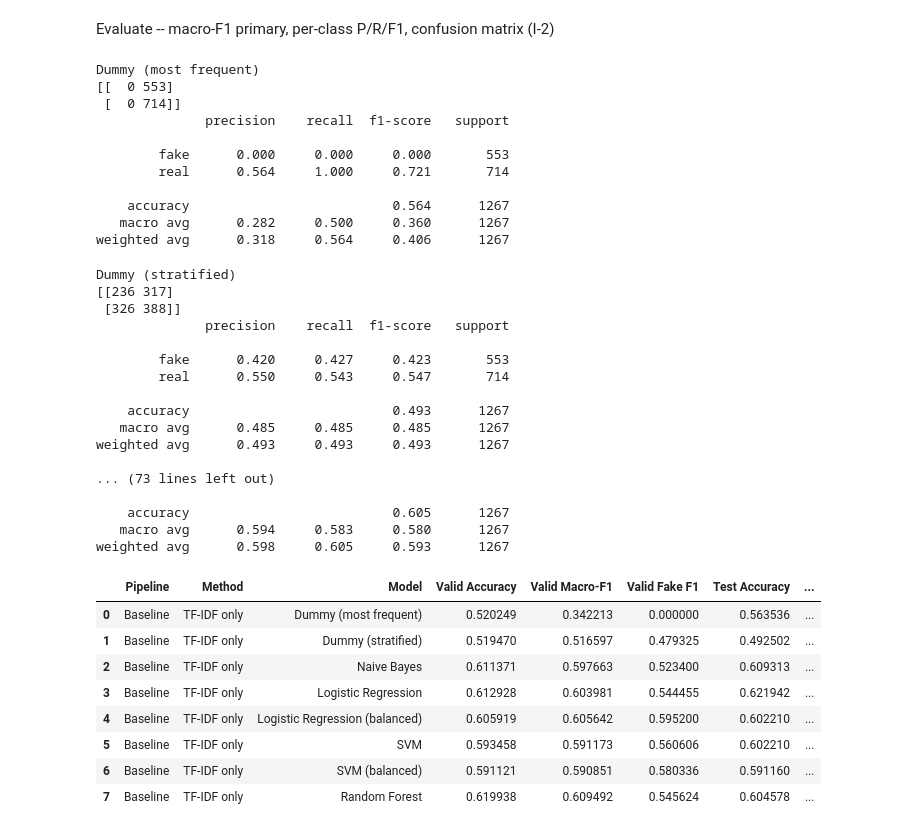
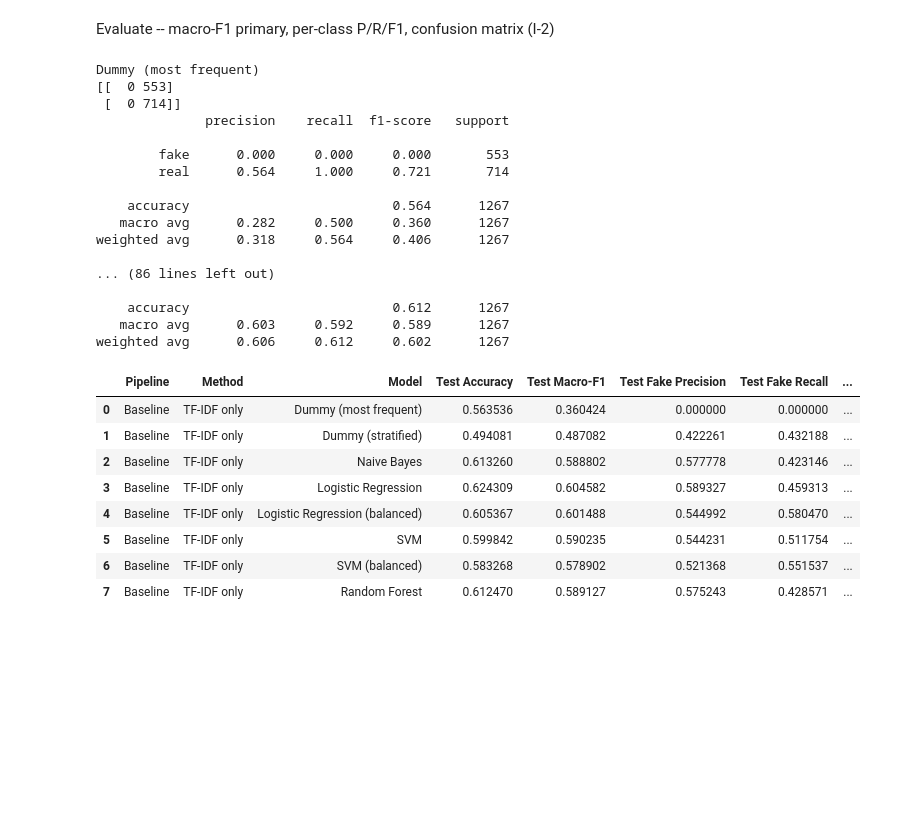
Before and after one commit to Ravindu-Pathirana/Fake-News-Detection, a Jupyter notebook: Updated Improvements/baseline_pipeline_v2.ipynb, the cells around one changed output. Drawn from its saved outputs; the diff is of its cells as text; code cells hidden in the pictures; blank space fills up the shorter version.

```diff
--- a/Updated Improvements/baseline_pipeline_v2.ipynb
+++ b/Updated Improvements/baseline_pipeline_v2.ipynb
@@ -23,11 +32,15 @@ from liar_utils import RANDOM_STATE, evaluate_full, load_and_label, print_report
 Load data with the corrected label mapping
 # %%
 train_df = load_and_label("train.csv")
+valid_df = load_and_label("valid.csv")
 test_df = load_and_label("test.csv")
-valid_df = load_and_label("valid.csv")
 
-balance = train_df["Label"].value_counts(normalize=True).rename({0: "fake", 1: "real"})
-print("Train class balance:\n", balance)
+# Merge train+valid into one fitting pool (see the 2026-08-24 note above); test
+# stays untouched and is the only held-out split reported below.
+train_full = pd.concat([train_df, valid_df], ignore_index=True)
+
+balance = train_full["Label"].value_counts(normalize=True).rename({0: "fake", 1: "real"})
+print("Train(+valid) class balance:\n", balance)
 fake_share = balance["fake"]
 assert 0.35 < fake_share < 0.5, "Fake-class share outside the expected ~44% range -- check label mapping"
 # %% [output]
@@ -50,25 +63,21 @@ def preprocess_text(text):
     return " ".join(tokens)
 
 
-train_df["clean_text"] = train_df["Statement"].apply(preprocess_text)
+train_full["clean_text"] = train_full["Statement"].apply(preprocess_text)
 test_df["clean_text"] = test_df["Statement"].apply(preprocess_text)
-valid_df["clean_text"] = valid_df["Statement"].apply(preprocess_text)
 # %% [markdown]
 TF-IDF feature extraction
 # %%
-X_train = train_df["clean_text"]
+X_train = train_full["clean_text"]
 X_test = test_df["clean_text"]
-X_valid = valid_df["clean_text"]
 
-y_train = train_df["Label"]
+y_train = train_full["Label"]
 y_test = test_df["Label"]
-y_valid = valid_df["Label"]
 
 vectorizer = TfidfVectorizer(max_features=5000, ngram_range=(1, 2))
 
 X_train_tfidf = vectorizer.fit_transform(X_train)
 X_test_tfidf = vectorizer.transform(X_test)
-X_valid_tfidf = vectorizer.transform(X_valid)
 # %% [markdown]
 Dummy baselines (I-5) -- the bar every real model must clear
 # %%
@@ -106,68 +115,52 @@ Evaluate -- macro-F1 primary, per-class P/R/F1, confusion matrix (I-2)
 rows = []
 for name, model in models.items():
     y_test_pred = model.predict(X_test_tfidf)
-    y_valid_pred = model.predict(X_valid_tfidf)
     print_report(name, y_test, y_test_pred)
 
     test_metrics = evaluate_full(y_test, y_test_pred)
-    valid_metrics = evaluate_full(y_valid, y_valid_pred)
     rows.append(
         {
             "Pipeline": "Baseline",
             "Method": "TF-IDF only",
             "Model": name,
-            "Valid Accuracy": valid_metrics["accuracy"],
-            "Valid Macro-F1": valid_metrics["macro_f1"],
-            "Valid Fake F1": valid_metrics["fake_f1"],
             "Test Accuracy": test_metrics["accuracy"],
             "Test Macro-F1": test_metrics["macro_f1"],
             "Test Fake Precision": test_metrics["fake_precision"],
             "Test Fake Recall": test_metrics["fake_recall"],
             "Test Fake F1": test_metrics["fake_f1"],
             "Test Real F1": test_metrics["real_f1"],
             "Test Confusion Matrix": test_metrics["confusion_matrix"],
         }
     )
 
 baseline_results = pd.DataFrame(rows)
 baseline_results
 # %% [output]
 Dummy (most frequent)
 [[  0 553]
  [  0 714]]
               precision    recall  f1-score   support
 
         fake      0.000     0.000     0.000       553
         real      0.564     1.000     0.721       714
 
     accuracy                          0.564      1267
    macro avg      0.282     0.500     0.360      1267
 weighted avg      0.318     0.564     0.406      1267
+
+... (86 lines left out)
+
+    accuracy                          0.612      1267
+   macro avg      0.603     0.592     0.589      1267
+weighted avg      0.606     0.612     0.602      1267
-Dummy (stratified)
-[[236 317]
- [326 388]]
-              precision    recall  f1-score   support
-
-        fake      0.420     0.427     0.423       553
-        real      0.550     0.543     0.547       714
-
-    accuracy                          0.493      1267
-   macro avg      0.485     0.485     0.485      1267
-weighted avg      0.493     0.493     0.493      1267
-
-... (73 lines left out)
-
-    accuracy                          0.605      1267
-   macro avg      0.594     0.583     0.580      1267
-weighted avg      0.598     0.605     0.593      1267
-|  | Pipeline | Method | Model | Valid Accuracy | Valid Macro-F1 | Valid Fake F1 | Test Accuracy | ... |
-| 0 | Baseline | TF-IDF only | Dummy (most frequent) | 0.520249 | 0.342213 | 0.000000 | 0.563536 | ... |
-| 1 | Baseline | TF-IDF only | Dummy (stratified) | 0.519470 | 0.516597 | 0.479325 | 0.492502 | ... |
-| 2 | Baseline | TF-IDF only | Naive Bayes | 0.611371 | 0.597663 | 0.523400 | 0.609313 | ... |
-| 3 | Baseline | TF-IDF only | Logistic Regression | 0.612928 | 0.603981 | 0.544455 | 0.621942 | ... |
-| 4 | Baseline | TF-IDF only | Logistic Regression (balanced) | 0.605919 | 0.605642 | 0.595200 | 0.602210 | ... |
-| 5 | Baseline | TF-IDF only | SVM | 0.593458 | 0.591173 | 0.560606 | 0.602210 | ... |
-| 6 | Baseline | TF-IDF only | SVM (balanced) | 0.591121 | 0.590851 | 0.580336 | 0.591160 | ... |
-| 7 | Baseline | TF-IDF only | Random Forest | 0.619938 | 0.609492 | 0.545624 | 0.604578 | ... |
+|  | Pipeline | Method | Model | Test Accuracy | Test Macro-F1 | Test Fake Precision | Test Fake Recall | ... |
+| 0 | Baseline | TF-IDF only | Dummy (most frequent) | 0.563536 | 0.360424 | 0.000000 | 0.000000 | ... |
+| 1 | Baseline | TF-IDF only | Dummy (stratified) | 0.494081 | 0.487082 | 0.422261 | 0.432188 | ... |
+| 2 | Baseline | TF-IDF only | Naive Bayes | 0.613260 | 0.588802 | 0.577778 | 0.423146 | ... |
+| 3 | Baseline | TF-IDF only | Logistic Regression | 0.624309 | 0.604582 | 0.589327 | 0.459313 | ... |
+| 4 | Baseline | TF-IDF only | Logistic Regression (balanced) | 0.605367 | 0.601488 | 0.544992 | 0.580470 | ... |
+| 5 | Baseline | TF-IDF only | SVM | 0.599842 | 0.590235 | 0.544231 | 0.511754 | ... |
+| 6 | Baseline | TF-IDF only | SVM (balanced) | 0.583268 | 0.578902 | 0.521368 | 0.551537 | ... |
+| 7 | Baseline | TF-IDF only | Random Forest | 0.612470 | 0.589127 | 0.575243 | 0.428571 | ... |
 # %%
 baseline_results.to_csv("baseline_results_v2.csv", index=False)
```
Also changed, not shown: parts of 2 cells of this notebook, 7 other files.
